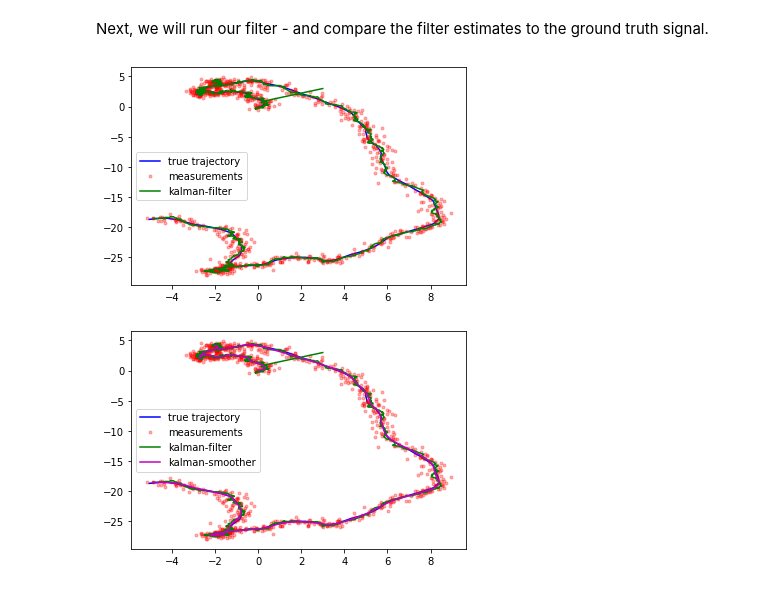
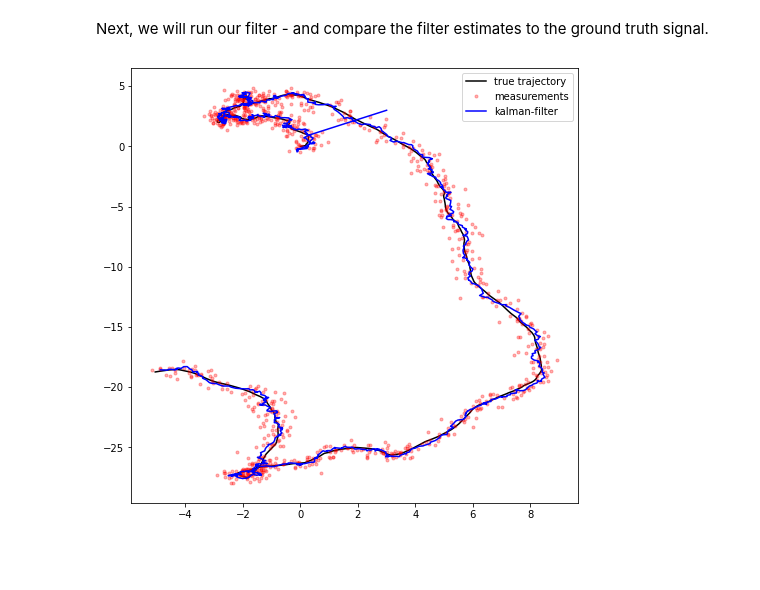
Before and after one commit to odakyildiz/ssbf-2024-intro, a Jupyter notebook: _sources/Kalman-Filtering/kalman-filter.ipynb, the cells around one changed output. Saved outputs shown, nothing was run; the diff lists cells and outputs as text; code cells hidden in the pictures; blank space fills up the shorter version.

```diff
--- a/_sources/Kalman-Filtering/kalman-filter.ipynb
+++ b/_sources/Kalman-Filtering/kalman-filter.ipynb
@@ -63,45 +65,24 @@ Next, we will run our filter - and compare the filter estimates to the ground tr
 # %%
 
 mu = np.zeros((4, T))
 V = np.zeros((4, 4, T))
 
 mu[:, 0] = np.ones(4) * 3
 V[:, :, 0] = 10 * np.eye(4)
 
 mu_pred = np.zeros((4, T))
 V_pred = np.zeros((4, 4, T))
 
 for t in range(1, T):
     mu_pred[:, t], V_pred[:, :, t] = kalman_predict(mu[:, t-1], V[:, :, t-1], A, Q)
 
     mu[:, t], V[:, :, t] = kalman_update(mu_pred[:, t], V_pred[:, :, t], H, R, y[:, t])
 
-plt.plot(x[0, :], x[1, :], 'b-')
+plt.figure(figsize=(8, 8))
+plt.plot(x[0, :], x[1, :], 'k-')
 plt.plot(y[0, :], y[1, :], 'r.', alpha=0.3)
-plt.plot(mu[0, :], mu[1, :], 'g-')
+plt.plot(mu[0, :], mu[1, :], 'b-')
 plt.legend(['true trajectory', 'measurements', 'kalman-filter'])
 plt.show()
 # %% [output]
-[figure, old version]
+[figure, new version]
-# %%
-# Kalman smoother
-
-mu_smooth = np.zeros((4, T))
-V_smooth = np.zeros((4, 4, T))
-
-mu_smooth[:, -1] = mu[:, -1]
-V_smooth[:, :, -1] = V[:, :, -1]
-
-for t in range(T-2, -1, -1):
-    J = V[:, :, t].dot(A.T).dot(np.linalg.inv(V_pred[:, :, t+1]))
-    mu_smooth[:, t] = mu[:, t] + J.dot(mu_smooth[:, t+1] - mu_pred[:, t+1])
-    V_smooth[:, :, t] = V[:, :, t] + (J.dot(V_smooth[:, :, t+1] - V_pred[:, :, t+1])).dot(J.T)
-
-plt.plot(x[0, :], x[1, :], 'b-')
-plt.plot(y[0, :], y[1, :], 'r.', alpha=0.3)
-plt.plot(mu[0, :], mu[1, :], 'g-')
-plt.plot(mu_smooth[0, :], mu_smooth[1, :], 'm-')
-plt.legend(['true trajectory', 'measurements', 'kalman-filter', 'kalman-smoother'])
-plt.show()
-# %% [output]
-[figure, removed]
```
Also changed, not shown: parts of 1 cell of this notebook, 24 other files.
